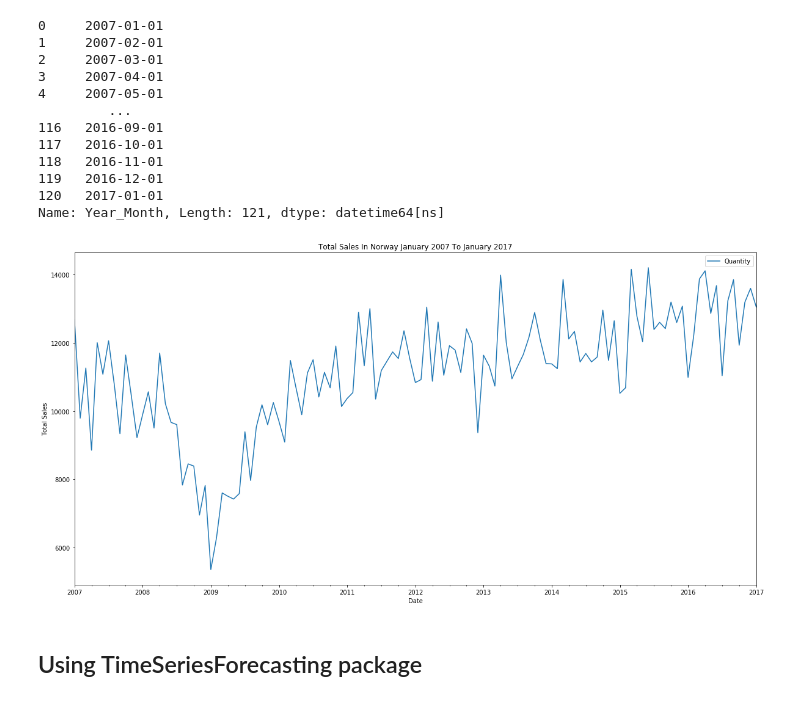
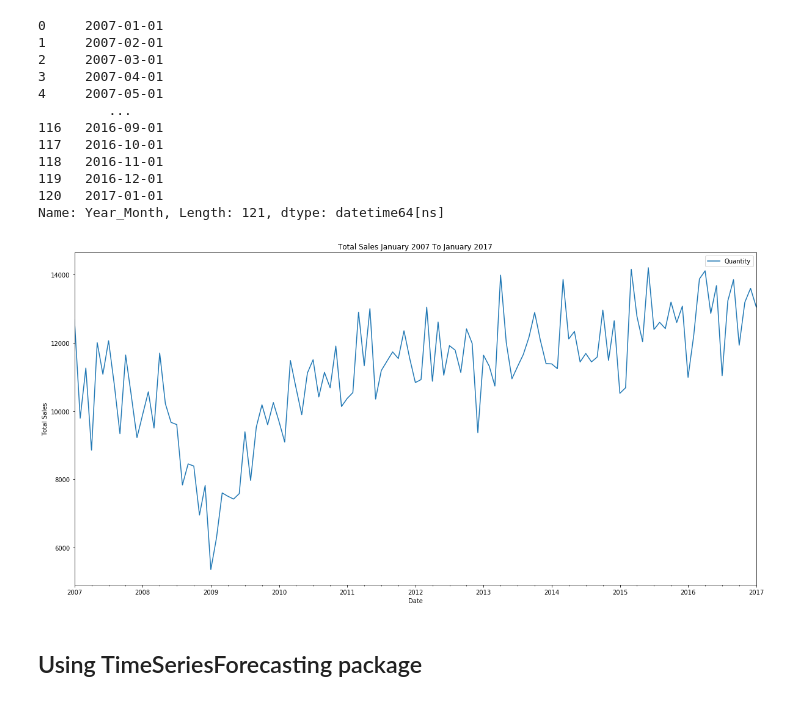
Before and after one commit to vishalj7/TimeSeriesForecasting, a Jupyter notebook: TSF_Model_Demo1-Monthly.ipynb, the cells around one changed output. Cells and saved outputs as stored; diff of their text form; code cells hidden in the pictures.

```diff
--- a/TSF_Model_Demo1-Monthly.ipynb
+++ b/TSF_Model_Demo1-Monthly.ipynb
@@ -94,12 +97,12 @@ x
 Name: Year_Month, Length: 121, dtype: datetime64[ns]
 # %%
 # Plots the training data
-df_sales_fig = df_sales.plot(figsize=(20,10), title="Total Sales In Norway January 2007 To January 2017")
+df_sales_fig = df_sales.plot(figsize=(20,10), title="Total Sales January 2007 To January 2017")
 plt.xlabel('Date')
 plt.ylabel('Total Sales')
 plt.show()
 # %% [output]
-[figure, old version]
+[figure, new version]
 # %% [markdown]
 ## Using TimeSeriesForecasting package
 # %%
```
Also changed, not shown: parts of 10 cells of this notebook, 2 other files.
